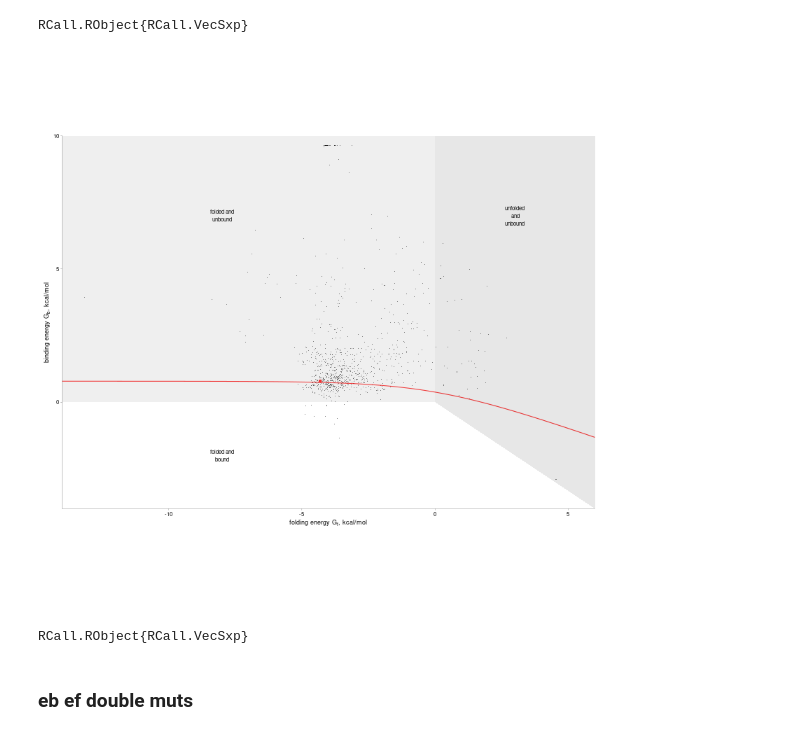
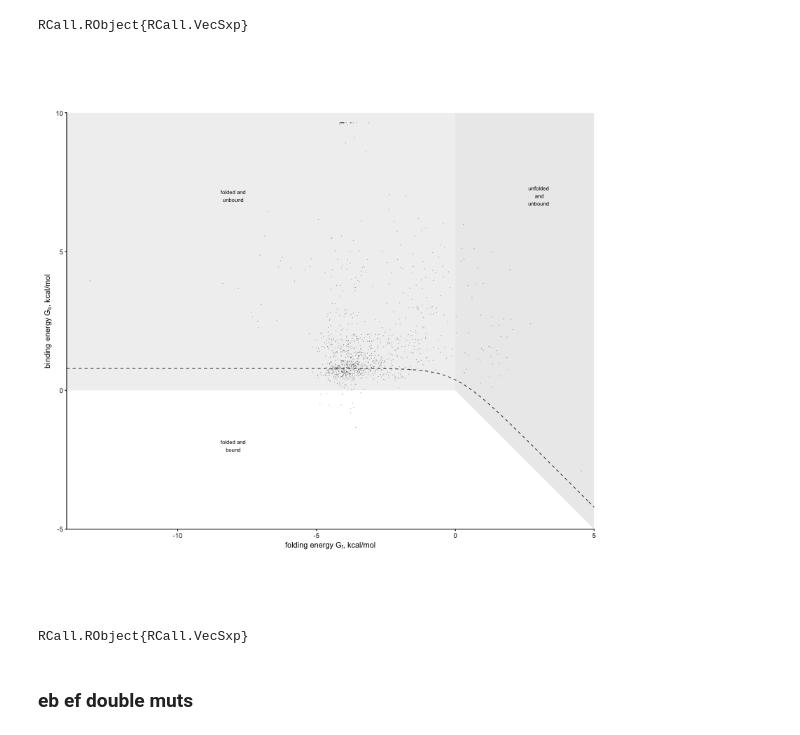
Before and after one commit to cossio/ProteinGthermo, a Jupyter notebook: thermo models GB1.ipynb, the cells around one changed output. Saved outputs shown, nothing was run; the diff lists cells and outputs as text; code cells hidden in the pictures.

```diff
--- a/thermo models GB1.ipynb
+++ b/thermo models GB1.ipynb
@@ -789,33 +791,32 @@ RCall.RObject{RCall.VecSxp}
 # %%
 R"""
 library(dplyr)
 ef0 = -2
 eb0 = -3
 ef1 = 1
 ef2 = 5
 eb1 = 4
 eb2 = 3
 pwt = $(m2[:pred][:p][1])
 efeb = $(m2[:pred]) %>%
     mutate(ef = ef* 0.001987 * (273+24), eb = eb* 0.001987 * (273+24), ham = $(data[:ham]))
 plot.esingle = qplot(data=efeb %>% filter(ham==1),
     x=ef, y=eb, geom="point", alpha=I(0.5), stroke=I(0), size=I(.5)) +
     coord_fixed(expand=FALSE) +
-    geom_point(data=efeb %>% filter(ham==0), color="red", alpha=0.8) +
-    stat_function(fun = function(ef) (log(1/pwt-1)-log(1+exp(ef* 0.001987 * (273+24))))* 0.001987 * (273+24),
-       color="red", alpha=0.8) +
+    geom_point(data=efeb %>% filter(ham==0), color="gray70", alpha=0.8) +
+    stat_function(fun = function(ef) (log(1/pwt-1)-log(1+exp(ef/(0.001987*(273+24)))))* 0.001987 * (273+24),
+       color="black", alpha=0.8, linetype=2) +
     annotate("text", x=-8, y=-2, label="folded and\nbound", size=2.7) +
     annotate("text", x=3, y=7, label="unfolded\n and\nunbound", size=2.7) +
     annotate("text", x=-8, y=7, label="folded and\nunbound", size=2.7) +
     labs(x=expression(paste("folding energy ", G[f], ", kcal/mol")),
          y=expression(paste("binding energy ", G[b], ", kcal/mol")), fill="count") +
-    #geom_segment(aes(x=0, xend=0, y=0.5, yend=10, color=NULL), linetype=2, data=data_frame())+
-    geom_polygon(data=data_frame(ef=c(0, 6, 6, 0, 0), eb=c(10, 10, -4, 0, 10)), fill="grey10", alpha=0.1) +
+    geom_polygon(data=data_frame(ef=c(0, 5, 5, 0, 0), eb=c(10, 10, -5, 0, 10)), fill="grey10", alpha=0.1) +
     geom_polygon(data=data_frame(ef=c(-14, 0, 0, -14), eb=c(10, 10, 0, 0)), fill="grey40", alpha=0.1)
 
 """
 # %% [output]
-[figure, old version]
+[figure, new version]
 RCall.RObject{RCall.VecSxp}
 # %% [markdown]
 ### eb ef double muts
```
Also changed, not shown: parts of 2 cells of this notebook.
